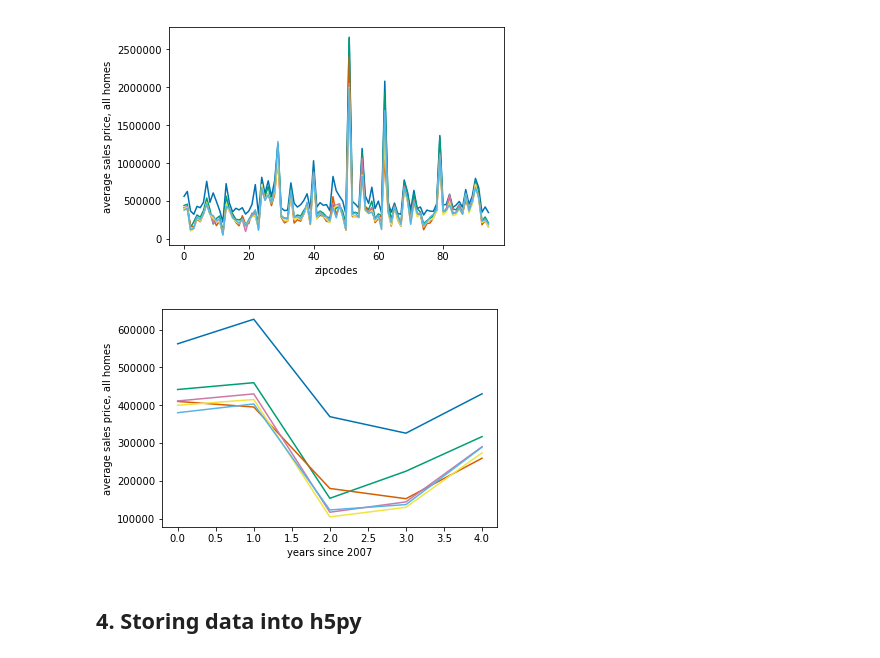
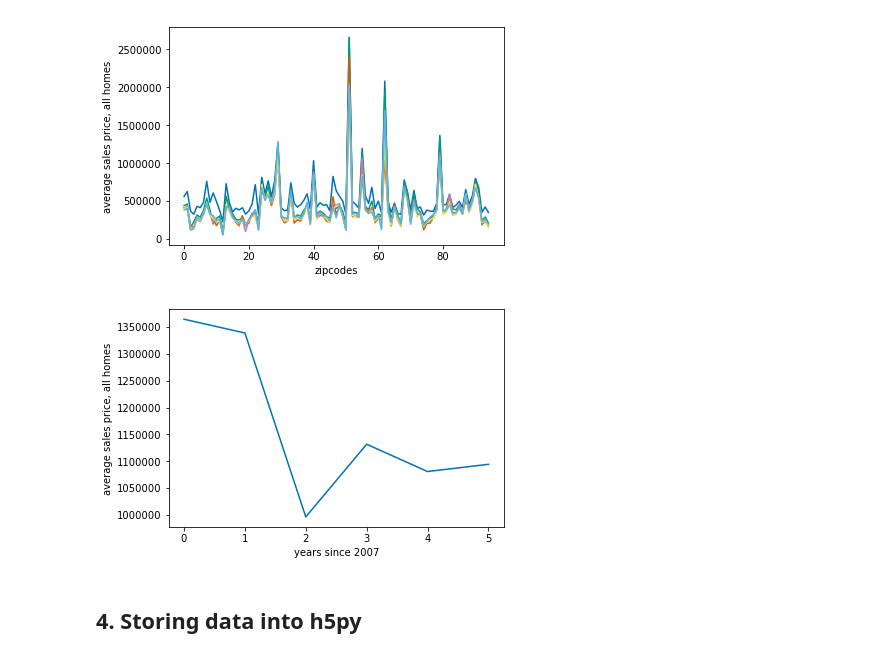
Before and after one commit to mec029/COGS108-Gentrification, a Jupyter notebook: HousingPrices.ipynb, the cells around one changed output. Saved outputs shown, nothing was run; the diff lists cells and outputs as text; code cells hidden in the pictures.

```diff
--- a/HousingPrices.ipynb
+++ b/HousingPrices.ipynb
@@ -198,11 +229,11 @@ _ = plt.plot(bread.T[:][:])
 # %%
 # accessing by each zipcode
 plt.xlabel('years since 2007')
 plt.ylabel('average sales price, all homes')
 # color: each zipcode
-_ = plt.plot(bread.T[0:5][:])
+_ = plt.plot(bread.T[:][79]) #Coronado
 # %% [output]
-[figure, old version]
+[figure, new version]
 # %% [markdown]
 ## 4. Storing data into h5py
 # %%
```
Also changed, not shown: parts of 14 cells of this notebook, 1 other file.
